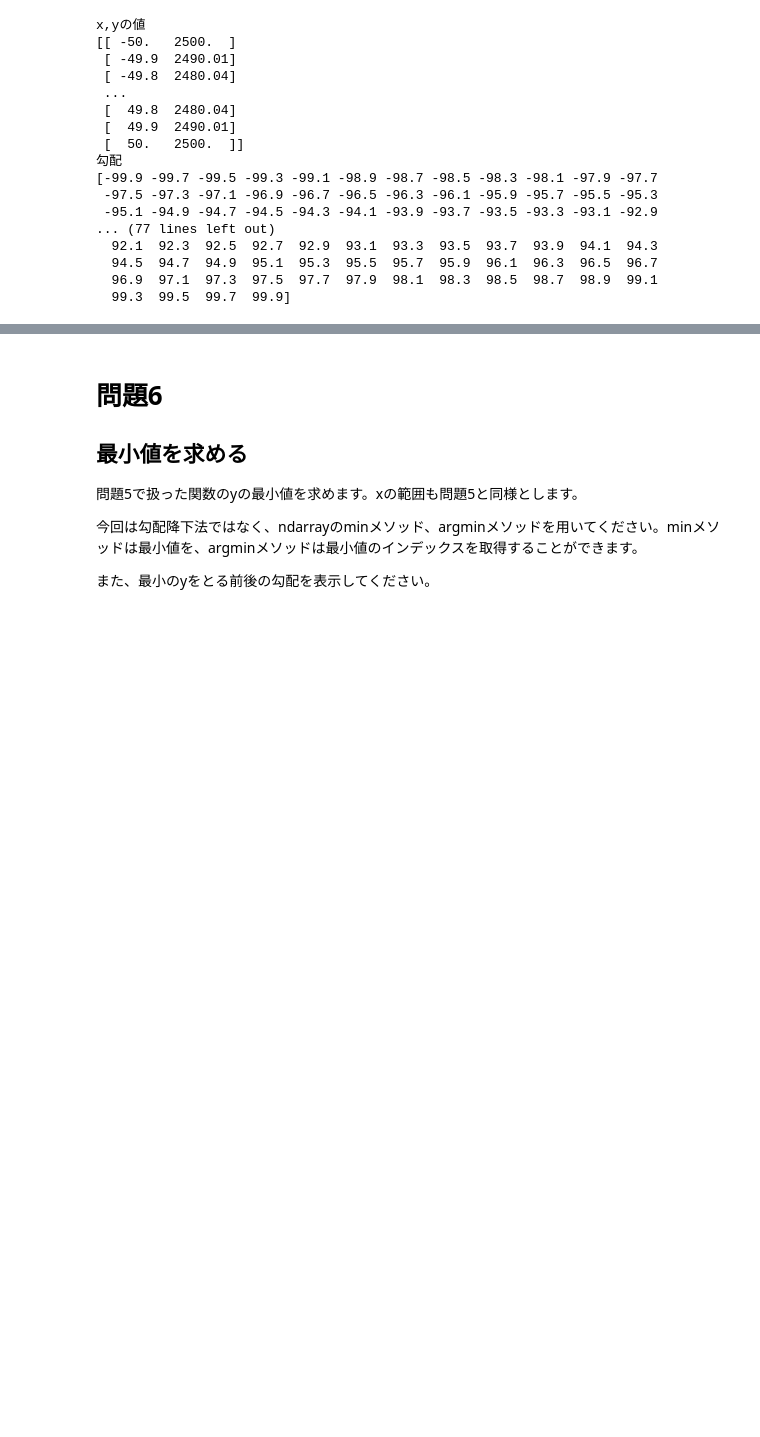
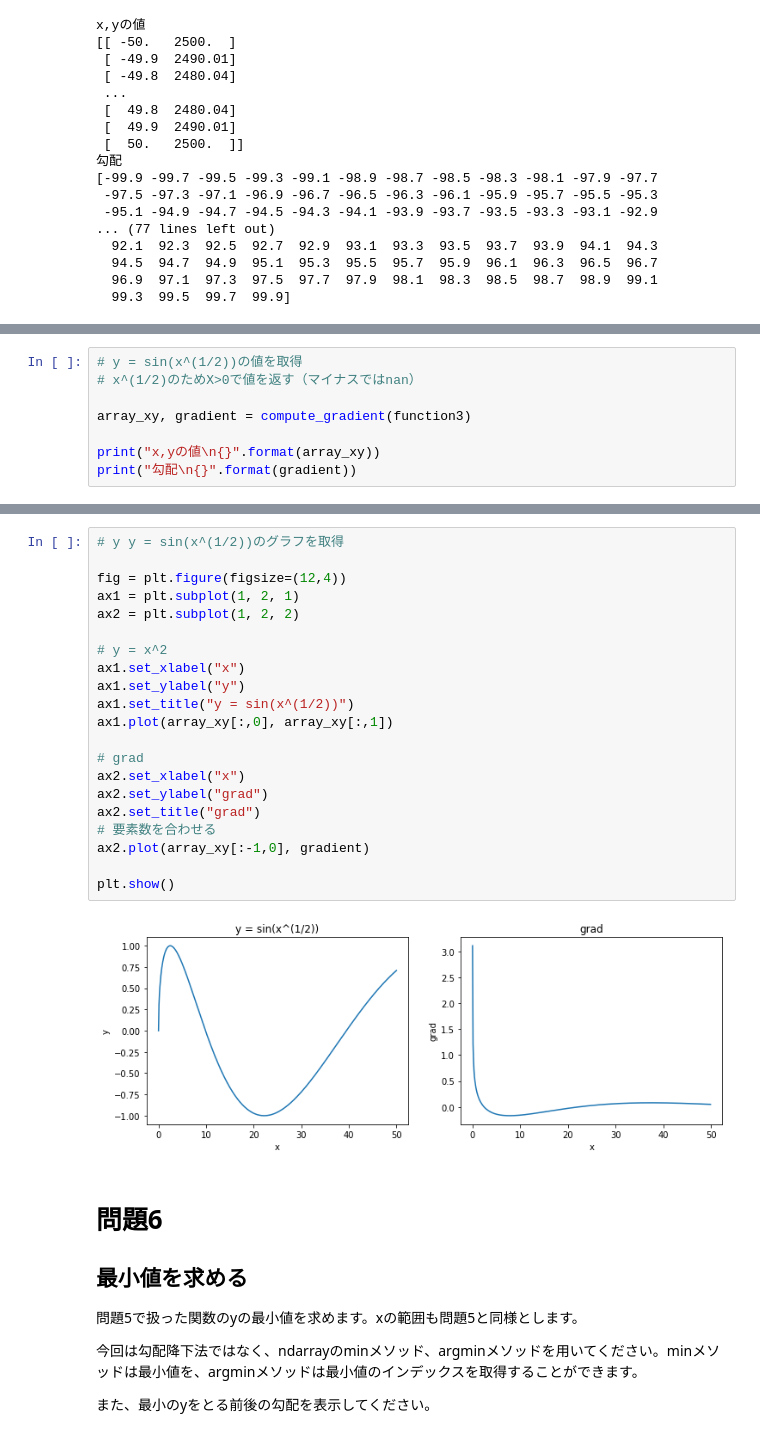
Before and after one commit to Mishiba-Toshihiro/diveintocode-ml, a Jupyter notebook: Week2 授業課題1 二次元配列と勾配問題.ipynb, the cells around one changed output, grey strips where cells are left out. Drawn from its saved outputs; the diff is of its cells as text; blank space fills up the shorter version.

```diff
--- a/Week2 授業課題1 二次元配列と勾配問題.ipynb
+++ b/Week2 授業課題1 二次元配列と勾配問題.ipynb
@@ -182,0 +257,8 @@ x,yの値
+# %%
+# y = sin(x^(1/2))の値を取得
+# x^(1/2)のためX>0で値を返す（マイナスではnan）
+
+array_xy, gradient = compute_gradient(function3)
+
+print("x,yの値\n{}".format(array_xy))
+print("勾配\n{}".format(gradient))
@@ -183,3 +283,26 @@ x,yの値
+# %%
+# y y = sin(x^(1/2))のグラフを取得
+
+fig = plt.figure(figsize=(12,4))
+ax1 = plt.subplot(1, 2, 1)
+ax2 = plt.subplot(1, 2, 2)
+
+# y = x^2
+ax1.set_xlabel("x")
+ax1.set_ylabel("y")
+ax1.set_title("y = sin(x^(1/2))")
+ax1.plot(array_xy[:,0], array_xy[:,1])
+
+# grad
+ax2.set_xlabel("x")
+ax2.set_ylabel("grad")
+ax2.set_title("grad")
+# 要素数を合わせる
+ax2.plot(array_xy[:-1,0], gradient)
+
+plt.show()
+# %% [output]
+[figure, added]
 # %% [markdown]
 # 問題6
 ## 最小値を求める
```
Also changed, not shown: parts of 7 cells of this notebook.
